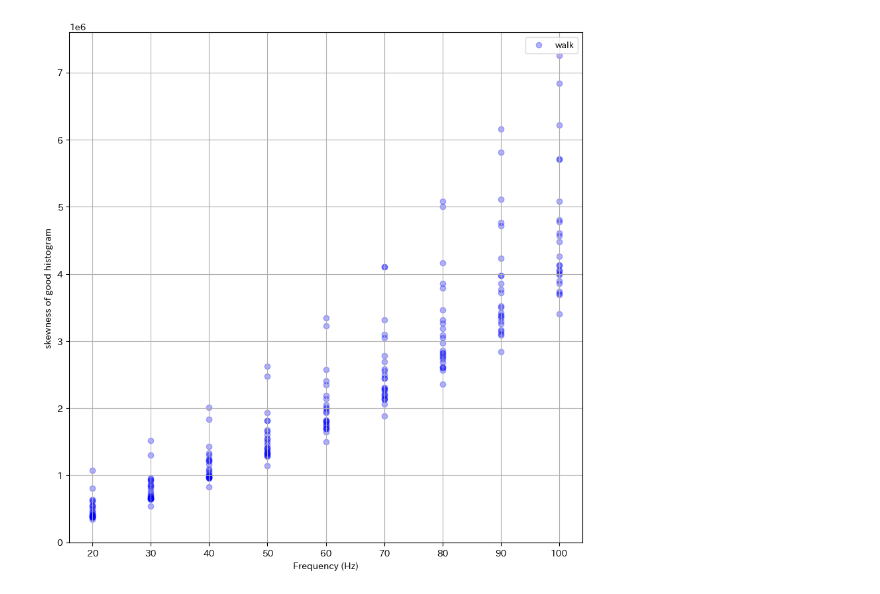
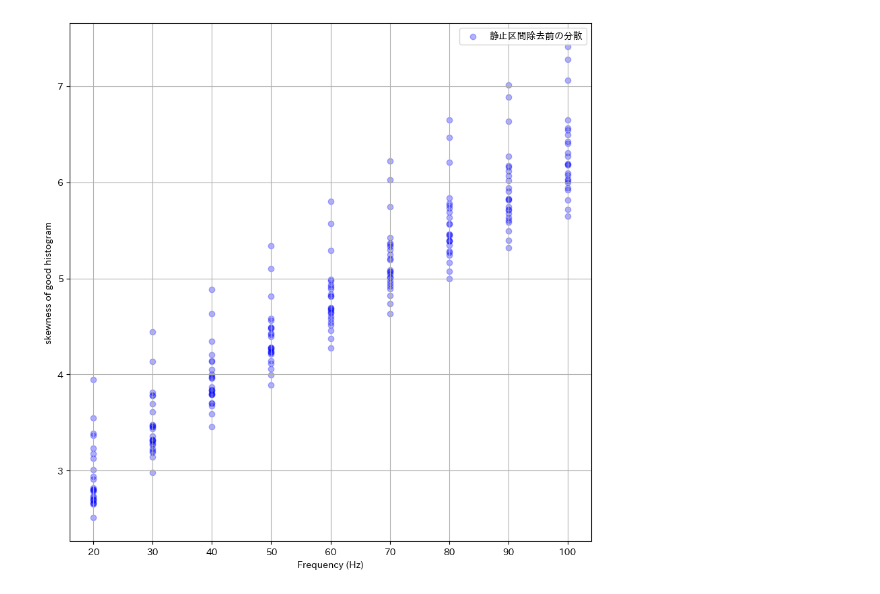
Before and after one commit to hinapyon/Sampling-Frequency-Estimating-of-Human-Activity-Acceleration-Data-using-Transformer-based-Regression, a Jupyter notebook: AcrossDifferentDomains.ipynb, the cells around one changed output. Drawn from its saved outputs; the diff is of its cells as text; code cells hidden in the pictures.

```diff
--- a/AcrossDifferentDomains.ipynb
+++ b/AcrossDifferentDomains.ipynb
@@ -167,7 +183,7 @@ def create_histogram2(DifferenceAcc_list: list[float]) -> np.histogram:
 def create_histogram3(DifferenceAcc_list: list[float]) -> np.histogram:
     DifferenceAcc_hist = np.zeros((len(DifferenceAcc_list), BINS), dtype=float)
     min_value = 0
-    max_value = 16000
+    max_value = 40000
     for i in range(len(DifferenceAcc_list)):
         DifferenceAcc_hist[i], _ = np.histogram(DifferenceAcc_list[i], bins=BINS, range=(min_value, max_value), density=True) #ヒストグラムを作成し、同じ数のビンで区切る
     return DifferenceAcc_hist
@@ -341,6 +357,10 @@ def path_to_features(path: str) -> tuple[np.array, np.array]:
     for i in range(9, 1, -1):
         AccX, AccY, AccZ, Hz = resampling_Acc(100, i * 10, AccX, AccY, AccZ, Hz)
 
+    AccX = [n*10000 for n in AccX]
+    AccY = [n*10000 for n in AccY]
+    AccZ = [n*10000 for n in AccZ]
+
     features = np.ones((len(Hz), 8))    #各特徴量を入れる変数でこの関数の返り値
 
     for i in range(len(Hz)):
@@ -360,8 +380,7 @@ def path_to_features(path: str) -> tuple[np.array, np.array]:
     #ヒストグラム作成
     for i in range(len(ResultantAcc)):
         DifferenceAcc_list.append(calculate_differences_of_acceleration(ResultantAcc[i]))
-    DifferenceAcc_hist = create_histogram2(DifferenceAcc_list)
-
+    DifferenceAcc_hist = create_histogram3(DifferenceAcc_list)
 
     for i in range(len(Hz)):
       features[i][4] = kurtosis(DifferenceAcc_hist[i])  #標準化前のヒストグラムの尖度を4列目に格納
@@ -395,2 +418,2 @@ max(maax)
 # %%
-Features, Hz = path_to_features("/content/drive/MyDrive/my_walk_data(100Hz15minutes)/")
+Features, Hz = path_to_features("/content/drive/MyDrive/my_walk_data(100Hz15minutesTo20seconds)/")
@@ -443,23 +470,24 @@ rvarskew2 = (FeaturesJ[:, 5] * root_var2 * root_var2)
 # %%
 # クラスごとに色分けされたプロットを作成
 plt.figure(figsize=(10, 10))
-#plt.scatter(Hz, Features[:, 4], alpha=0.3, c="b", label="walk")
+plt.scatter(Hz, Features[:, 5], alpha=0.3, c="b", label="静止区間除去前の分散")
+#plt.scatter(Hz, Features[:, 4], alpha=0.3, c="r", label="静止区間除去後の分散")
 #plt.scatter(HzJ, FeaturesJ[:, 4], alpha=0.3, c="r", label="jog")
 #plt.scatter(Hz, root_var, alpha=0.3, c="b", label="walk")
 #plt.scatter(HzJ, root_var2, alpha=0.3, c="r", label="jog")
 #plt.scatter(Hz, maax, alpha=0.3, c="b", label="walk")
 #plt.scatter(Hz, miin, alpha=0.3, c="r", label="jog")
-plt.scatter(Hz, rvars, alpha=0.3, c="b", label="walk")
+#plt.scatter(Hz, rvars, alpha=0.3, c="b", label="walk")
 #plt.scatter(HzJ, rvarskew2, alpha=0.3, c="r", label="jog")
 #plt.colorbar(label='Frequency (Hz)')
 plt.xlabel('Frequency (Hz)')
 plt.ylabel('skewness of good histogram')
 #plt.ylim(-0.5, 4.5)
 plt.legend()
 plt.grid(True)
 plt.show()
 # %% [output]
-[figure, old version]
+[figure, new version]
 # %%
 #グラフを表示する領域を，figオブジェクトとして作成。
 fig = plt.figure(figsize = (9,6))
```
Also changed, not shown: parts of 21 cells of this notebook.
